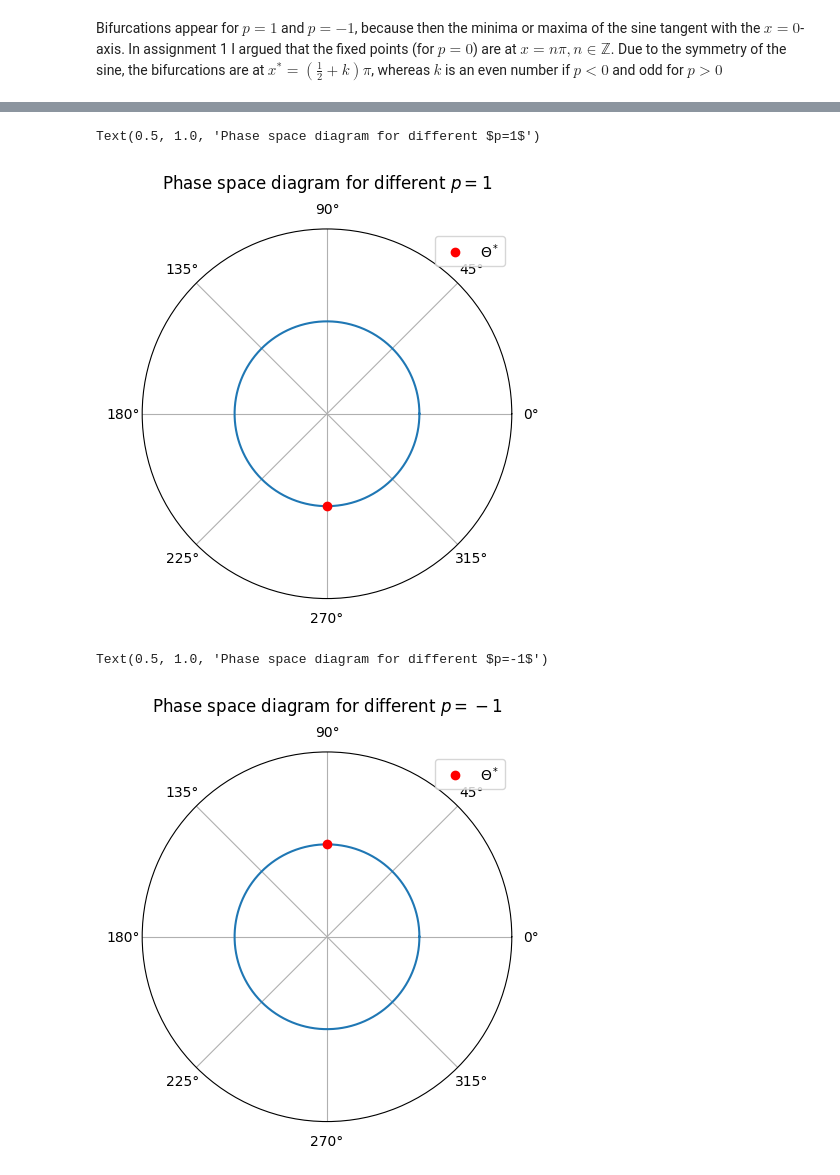
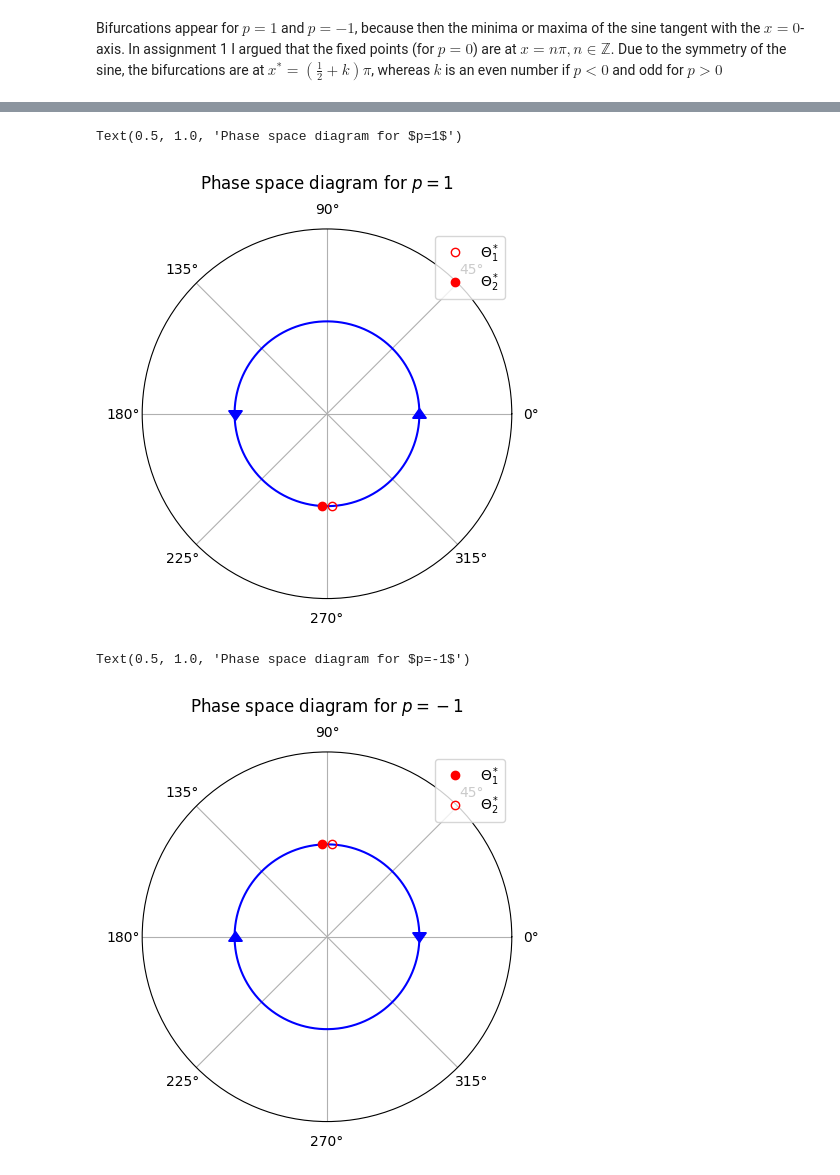
Before and after one commit to corinnawegner/Physics_of_complex_systems, a Jupyter notebook: Assignment 3/Assignment_3_Corinna_Wegner.ipynb, the cells around one changed output, grey strips where cells are left out. Cells and saved outputs as stored; diff of their text form; code cells hidden in the pictures.

```diff
--- a/Assignment 3/Assignment_3_Corinna_Wegner.ipynb
+++ b/Assignment 3/Assignment_3_Corinna_Wegner.ipynb
@@ -240,37 +242,41 @@ Text(0.5, 1.0, 'Bifurcation diagram for 0<$theta$<2$\\pi$')
 # %%
 p = np.array([-0.999, 0.999])
 t = np.linspace(0, 2*np.pi, 1000)
-theta = 2 * np.pi
-
+delta = 0.05
 fig, ax = plt.subplots(subplot_kw={'projection': 'polar'})
-ax.plot(t, np.ones(len(t)))
-ax.plot(3*np.pi/2, 1, "ro", label = "$\Theta^*$")
+ax.plot(t[10], 1, "blue", marker=6, markersize=10)
+ax.plot(t[510], 1,"blue", marker=7, markersize=10)
+ax.plot(t, np.ones(len(t)),"blue")
+ax.plot(3*np.pi/2+delta, 1, "ro",fillstyle="none", label = "$\Theta^*_1$")
+ax.plot(3*np.pi/2-delta, 1, "ro", label = "$\Theta^*_2$")
 ax.set_rmax(2)
-ax.set_rticks([])  # Less radial ticks
-ax.set_rlabel_position(-22.5)  # Move radial labels away from plotted line
+ax.set_rticks([])
+ax.set_rlabel_position(-22.5)
 ax.grid(True)
 ax.legend()
 
-ax.set_title("Phase space diagram for different $p=1$", va='bottom')
+ax.set_title("Phase space diagram for $p=1$", va='bottom')
 # %% [output]
-Text(0.5, 1.0, 'Phase space diagram for different $p=1$')
+Text(0.5, 1.0, 'Phase space diagram for $p=1$')
-[figure, old version]
+[figure, new version]
 # %%
-p = np.array([-0.999, 0.999])
 t = np.linspace(0, 2*np.pi, 1000)
-theta = 2 * np.pi
+delta = 0.05
 
 fig, ax = plt.subplots(subplot_kw={'projection': 'polar'})
-ax.plot(t, np.ones(len(t)))
-ax.plot(np.pi/2, 1, "ro", label = "$\Theta^*$")
+ax.plot(t, np.ones(len(t)), "blue")
+ax.plot(t[990], 1, "blue", marker=7, markersize=10)
+ax.plot(t[490], 1,"blue", marker=6, markersize=10)
+ax.plot(np.pi/2+delta, 1, "ro", label = "$\Theta^*_1$")
+ax.plot(np.pi/2-delta, 1, "ro", fillstyle="none", label = "$\Theta^*_2$")
 ax.set_rmax(2)
-ax.set_rticks([])  # Less radial ticks
-ax.set_rlabel_position(-22.5)  # Move radial labels away from plotted line
+ax.set_rticks([])
+ax.set_rlabel_position(-22.5)
 ax.grid(True)
 ax.legend()
 
-ax.set_title("Phase space diagram for different $p=-1$", va='bottom')
+ax.set_title("Phase space diagram for $p=-1$", va='bottom')
 # %% [output]
-Text(0.5, 1.0, 'Phase space diagram for different $p=-1$')
+Text(0.5, 1.0, 'Phase space diagram for $p=-1$')
-[figure, old version]
+[figure, new version]
 # %%
```
Also changed, not shown: parts of 6 cells of this notebook.
